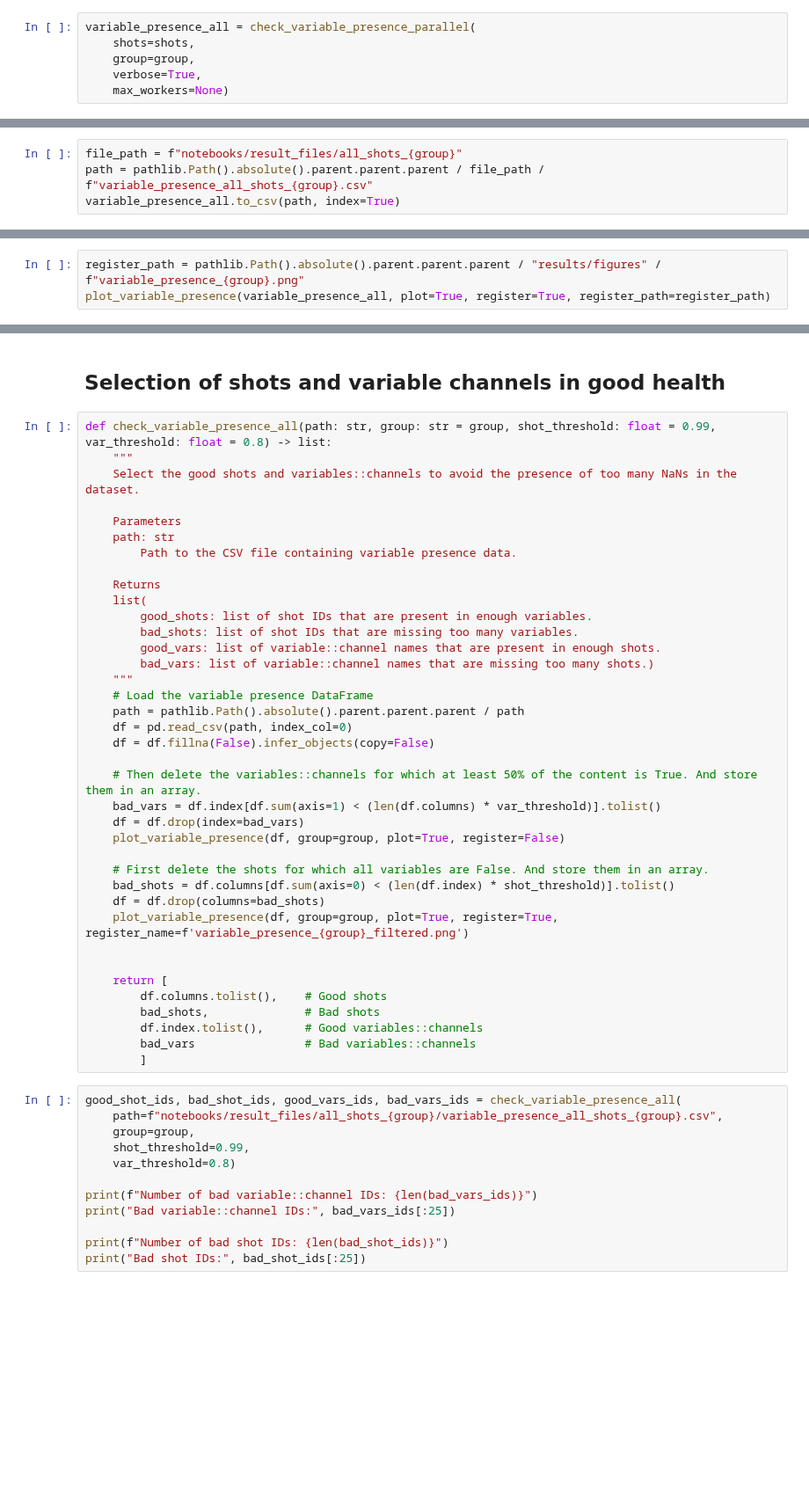
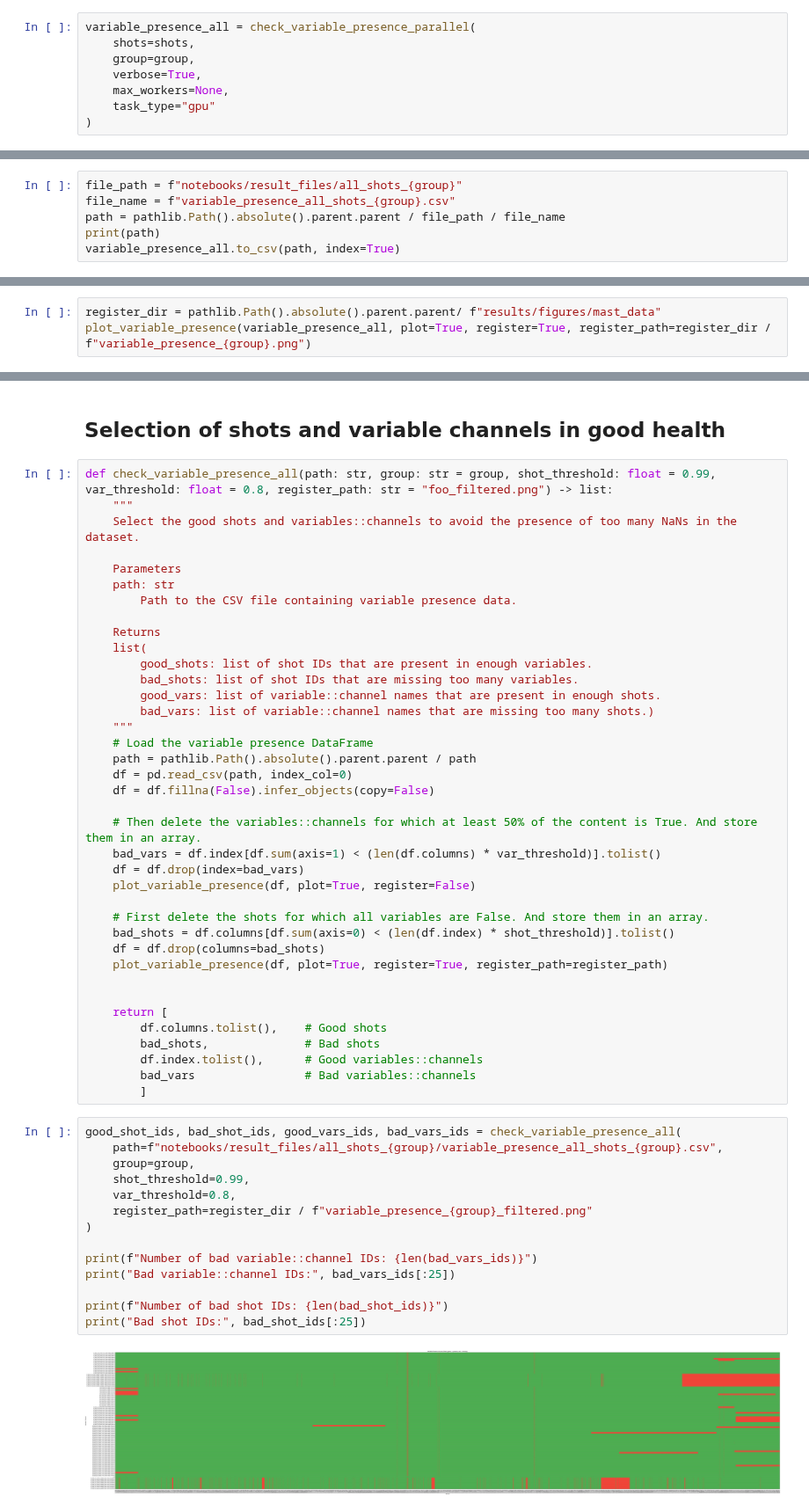
Before and after one commit to LouisBrusset/ITER-magnetics-diagnostic-analysis, a Jupyter notebook: notebooks/exploration/mast_shots_choice.ipynb, the cells around one changed output, grey strips where cells are left out. Shown at 88% size. Cells and saved outputs as stored; diff of their text form; blank space fills up the shorter version.

```diff
--- a/notebooks/exploration/mast_shots_choice.ipynb
+++ b/notebooks/exploration/mast_shots_choice.ipynb
@@ -231,4 +246,6 @@ variable_presence_all = check_variable_presence_parallel(
     shots=shots,
     group=group,
     verbose=True,
-    max_workers=None)
+    max_workers=None,
+    task_type="gpu"
+)
@@ -235,4 +254,6 @@ variable_presence_all = check_variable_presence_parallel(
 # %%
 file_path = f"notebooks/result_files/all_shots_{group}"
-path = pathlib.Path().absolute().parent.parent.parent / file_path / f"variable_presence_all_shots_{group}.csv"
+file_name = f"variable_presence_all_shots_{group}.csv"
+path = pathlib.Path().absolute().parent.parent / file_path / file_name
+print(path)
 variable_presence_all.to_csv(path, index=True)
@@ -299,4 +322,4 @@ def plot_variable_presence(variable_presence_all: pd.DataFrame, plot: bool = Tru
     return None
 # %%
-register_path = pathlib.Path().absolute().parent.parent.parent / "results/figures" / f"variable_presence_{group}.png"
-plot_variable_presence(variable_presence_all, plot=True, register=True, register_path=register_path)
+register_dir = pathlib.Path().absolute().parent.parent/ f"results/figures/mast_data"
+plot_variable_presence(variable_presence_all, plot=True, register=True, register_path=register_dir / f"variable_presence_{group}.png")
@@ -303,7 +328,7 @@ plot_variable_presence(variable_presence_all, plot=True, register=True, register
 # %% [markdown]
 ## Selection of shots and variable channels in good health
 # %%
-def check_variable_presence_all(path: str, group: str = group, shot_threshold: float = 0.99, var_threshold: float = 0.8) -> list:
+def check_variable_presence_all(path: str, group: str = group, shot_threshold: float = 0.99, var_threshold: float = 0.8, register_path: str = "foo_filtered.png") -> list:
     """
     Select the good shots and variables::channels to avoid the presence of too many NaNs in the dataset.
 
@@ -319,19 +344,19 @@ def check_variable_presence_all(path: str, group: str = group, shot_threshold: f
         bad_vars: list of variable::channel names that are missing too many shots.)
     """
     # Load the variable presence DataFrame
-    path = pathlib.Path().absolute().parent.parent.parent / path
+    path = pathlib.Path().absolute().parent.parent / path
     df = pd.read_csv(path, index_col=0)
     df = df.fillna(False).infer_objects(copy=False)
 
     # Then delete the variables::channels for which at least 50% of the content is True. And store them in an array.
     bad_vars = df.index[df.sum(axis=1) < (len(df.columns) * var_threshold)].tolist()
     df = df.drop(index=bad_vars)
-    plot_variable_presence(df, group=group, plot=True, register=False)
+    plot_variable_presence(df, plot=True, register=False)
 
     # First delete the shots for which all variables are False. And store them in an array.
     bad_shots = df.columns[df.sum(axis=0) < (len(df.index) * shot_threshold)].tolist()
     df = df.drop(columns=bad_shots)
-    plot_variable_presence(df, group=group, plot=True, register=True, register_name=f'variable_presence_{group}_filtered.png')
+    plot_variable_presence(df, plot=True, register=True, register_path=register_path)
 
 
     return [
@@ -343,12 +368,16 @@ def check_variable_presence_all(path: str, group: str = group, shot_threshold: f
 # %%
 good_shot_ids, bad_shot_ids, good_vars_ids, bad_vars_ids = check_variable_presence_all(
     path=f"notebooks/result_files/all_shots_{group}/variable_presence_all_shots_{group}.csv",
     group=group,
     shot_threshold=0.99,
-    var_threshold=0.8)
+    var_threshold=0.8,
+    register_path=register_dir / f"variable_presence_{group}_filtered.png"
+)
 
 print(f"Number of bad variable::channel IDs: {len(bad_vars_ids)}")
 print("Bad variable::channel IDs:", bad_vars_ids[:25])
 
 print(f"Number of bad shot IDs: {len(bad_shot_ids)}")
 print("Bad shot IDs:", bad_shot_ids[:25])
+# %% [output]
+[figure, added]
```
Also changed, not shown: parts of 22 cells of this notebook, 10 other files.
